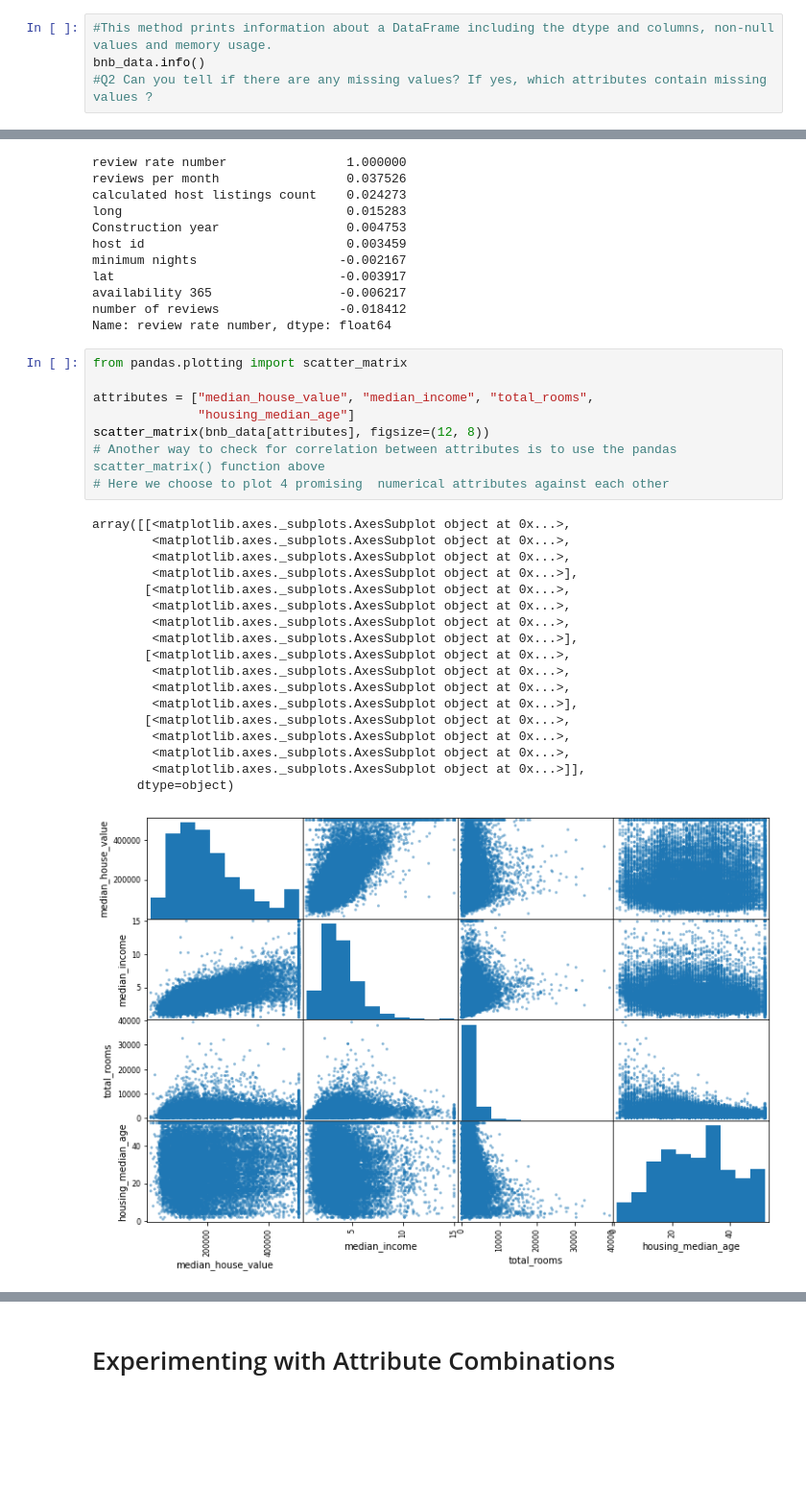
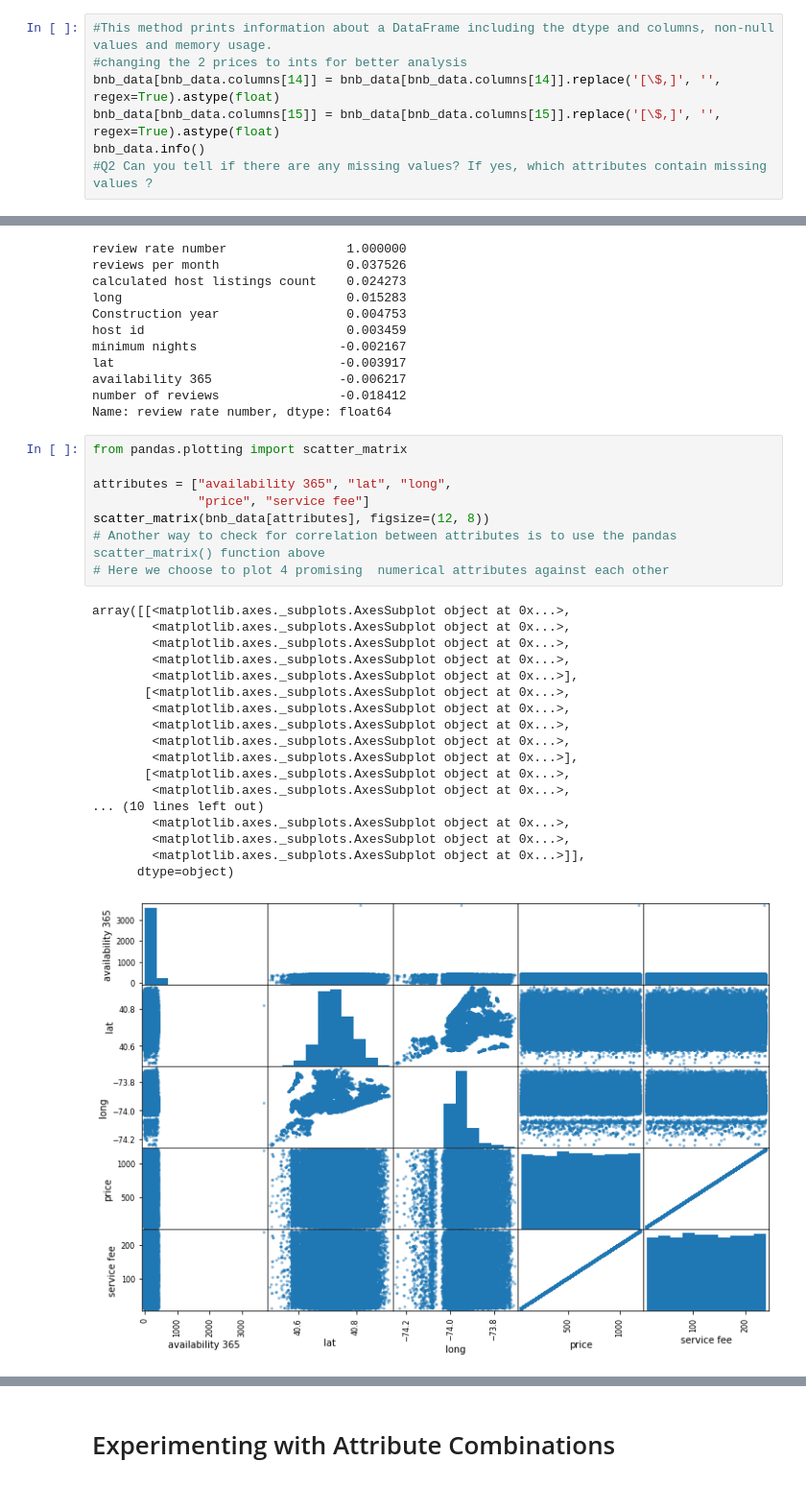
Before and after one commit to harrisuddin/F20DL, a Jupyter notebook: F20DL.ipynb, the cells around one changed output, grey strips where cells are left out. Shown: that part at 96% size. Saved outputs shown, nothing was run; the diff lists cells and outputs as text; blank space fills up the shorter version.

```diff
--- a/F20DL.ipynb
+++ b/F20DL.ipynb
@@ -54,6 +54,9 @@ bnb_data.head()
 5 rows × 25 columns
 # %%
 #This method prints information about a DataFrame including the dtype and columns, non-null values and memory usage.
+#changing the 2 prices to ints for better analysis
+bnb_data[bnb_data.columns[14]] = bnb_data[bnb_data.columns[14]].replace('[\$,]', '', regex=True).astype(float)
+bnb_data[bnb_data.columns[15]] = bnb_data[bnb_data.columns[15]].replace('[\$,]', '', regex=True).astype(float)
 bnb_data.info()
 #Q2 Can you tell if there are any missing values? If yes, which attributes contain missing values ?
 # %% [output]
@@ -171,29 +174,29 @@ Name: review rate number, dtype: float64
 # %%
 from pandas.plotting import scatter_matrix
 
-attributes = ["median_house_value", "median_income", "total_rooms",
-              "housing_median_age"]
+attributes = ["availability 365", "lat", "long",
+              "price", "service fee"]
 scatter_matrix(bnb_data[attributes], figsize=(12, 8))
 # Another way to check for correlation between attributes is to use the pandas scatter_matrix() function above
 # Here we choose to plot 4 promising  numerical attributes against each other
 # %% [output]
 array([[<matplotlib.axes._subplots.AxesSubplot object at 0x...>,
+        <matplotlib.axes._subplots.AxesSubplot object at 0x...>,
         <matplotlib.axes._subplots.AxesSubplot object at 0x...>,
         <matplotlib.axes._subplots.AxesSubplot object at 0x...>,
         <matplotlib.axes._subplots.AxesSubplot object at 0x...>],
        [<matplotlib.axes._subplots.AxesSubplot object at 0x...>,
         <matplotlib.axes._subplots.AxesSubplot object at 0x...>,
         <matplotlib.axes._subplots.AxesSubplot object at 0x...>,
-        <matplotlib.axes._subplots.AxesSubplot object at 0x...>],
-       [<matplotlib.axes._subplots.AxesSubplot object at 0x...>,
-        <matplotlib.axes._subplots.AxesSubplot object at 0x...>,
         <matplotlib.axes._subplots.AxesSubplot object at 0x...>,
         <matplotlib.axes._subplots.AxesSubplot object at 0x...>],
        [<matplotlib.axes._subplots.AxesSubplot object at 0x...>,
         <matplotlib.axes._subplots.AxesSubplot object at 0x...>,
+... (10 lines left out)
+        <matplotlib.axes._subplots.AxesSubplot object at 0x...>,
         <matplotlib.axes._subplots.AxesSubplot object at 0x...>,
         <matplotlib.axes._subplots.AxesSubplot object at 0x...>]],
       dtype=object)
-[figure, old version]
+[figure, new version]
 # %%
 # let’s zoom in on the correlation scatterplot "median house value & the median income,"
```
Also changed, not shown: parts of 3 cells of this notebook.
